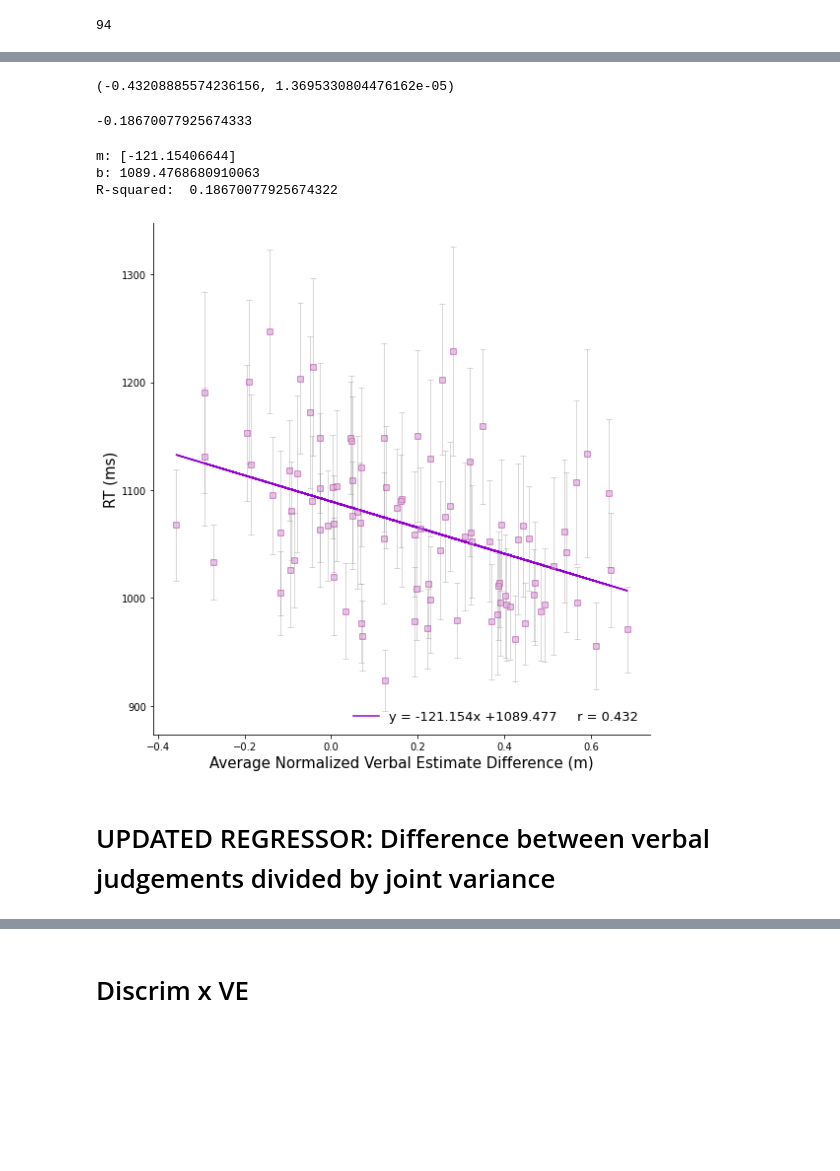
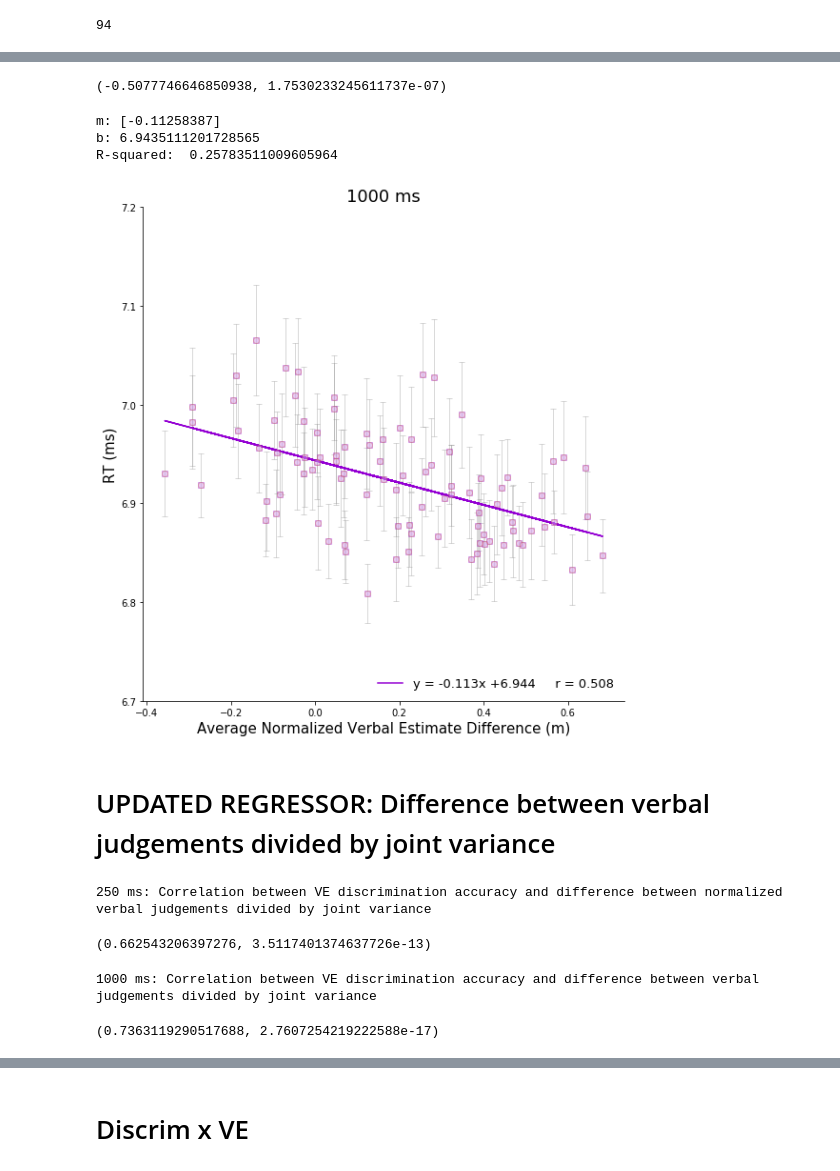
Before and after one commit to prachimahab/depth_discrimination, a Jupyter notebook: matched_discrim_analysis.ipynb, the cells around one changed output, grey strips where cells are left out. Drawn from its saved outputs; the diff is of its cells as text; code cells hidden in the pictures; blank space fills up the shorter version.

```diff
--- a/matched_discrim_analysis.ipynb
+++ b/matched_discrim_analysis.ipynb
@@ -58,9 +58,9 @@ def combineCSVs(datafolder, num_discrim_trials):
 
     return discrim_frame, properties_frame
 # %%
-# data_path = '/Users/prachimahableshwarkar/Documents/GW/FacialAge/FacialAge_MTurk/BNav_EC2/DepthDuration/v2_depth_discrimination_MTurk/data'
+data_path = '/Users/prachimahableshwarkar/Documents/GW/FacialAge/FacialAge_MTurk/BNav_EC2/DepthDuration/v2_depth_discrimination_MTurk/data'
 
-data_path = '/Users/prachi/Documents/depth_duration/target_at_center/january2022_data/discrim_data'
+# data_path = '/Users/prachi/Documents/depth_duration/target_at_center/january2022_data/discrim_data'
 # %%
 raw_discrim, raw_ratings = combineCSVs(data_path, 100)
 # %%
@@ -445,6 +445,8 @@ def get_accuracy(df):
 
 def get_RT(df):
     """
+    Converts raw RT --> ln(RT)
+
     args:
         df
     returns:
@@ -454,7 +456,7 @@ def get_RT(df):
     for idx, row in df.iterrows():
         stimulus_duration = row['log_sceneDuration2']
         RT = row["trial_RT"] - stimulus_duration
-        list_RTs.append(RT)
+        list_RTs.append(np.log(RT))
 
     list_RTs = np.array(list_RTs)
 
@@ -541,7 +543,7 @@ all_discrim_performance = individual_discrimination_stats(final_discrim)
 ## Load Normalized TAC Verbal Judgement Data
 # %%
 
-TAC_normed_individual_trial_data_path = '/Users/prachi/Documents/depth_duration/depth_duration_analysis/TAC_npy_files/matchedVE/normalized/'
+TAC_normed_individual_trial_data_path = '/Users/prachimahableshwarkar/Documents/GW/Depth_MTurk/depth_duration_analysis/TAC_npy_files/matchedVE/normalized/'
 
 # x data
 with open(TAC_normed_individual_trial_data_path + 'n_X_250.npy' , 'rb') as f:
@@ -1042,11 +1050,7 @@ R-squared:  0.383497673128778
 # %%
 stats.pearsonr(n_VE_estim_diff_1000, n_avg_RT_1000)
 # %% [output]
-(-0.43208885574236156, 1.3695330804476162e-05)
+(-0.5077746646850938, 1.7530233245611737e-07)
-# %%
--0.43208885574236156 ** 2
-# %% [output]
--0.18670077925674333
 # %%
 
 fig, ax = plt.subplots(figsize=[8,8])
@@ -1061,46 +1065,54 @@ y_1000 = n_avg_RT_1000
 reg_1000 = LinearRegression().fit(X_1000, y_1000)
 
 #Generated Predictions
 y_predicted_1000 = reg_1000.predict(X_1000)
 #Plot Our Actual and Predicted Values
 
 plt.errorbar(X_1000, y_1000, elinewidth=1, ecolor='gray', fmt='or', mfc='white', mec='chocolate', capsize=3, alpha = 0.3, yerr = np.array(n_avg_RT_ste_1000));
 
 r = np.sqrt(float(reg_1000.score(X_1000, y_1000)))
 
 plt.plot(X_1000, y_1000, 's', color='darkviolet', alpha = 0.3);
 plt.plot(X_1000, y_predicted_1000,color='darkviolet', label = 'y = ' + str(round(reg_1000.coef_[0], 3))
         +'x +'+str(round(reg_1000.intercept_, 3))  + '     r = '+ str(round(float(r), 3)))
 
 plt.xlabel("Average Normalized Verbal Estimate Difference (m)", fontsize = 15)
 plt.ylabel("RT (ms)", fontsize = 15)
 
 
 legend = plt.legend(loc = 4, fontsize=13, labelspacing=1, frameon=False)
 
 fig.tight_layout()
 
-plt.yticks(np.arange(900,1400, 100))
+plt.yticks(np.arange(6.7,7.3, .1))
+
+plt.title('1000 ms', fontsize=18)
 
 #get coefficients and y intercept
 print("m: {0}".format(reg_1000.coef_))
 print("b: {0}".format(reg_1000.intercept_))
 
 #Returns the coefficient of determination R^2 of the prediction.
 print("R-squared: ", reg_1000.score(X_1000, y_1000))
 # %% [output]
-m: [-121.15406644]
-b: 1089.4768680910063
-R-squared:  0.18670077925674322
+m: [-0.11258387]
+b: 6.9435111201728565
+R-squared:  0.25783511009605964
-[figure, old version]
+[figure, new version]
 # %% [markdown]
 # UPDATED REGRESSOR: Difference between verbal judgements divided by joint variance
 # %%
 print('250 ms: Correlation between VE discrimination accuracy and difference between normalized verbal judgements divided by joint variance ')
 stats.pearsonr(n_VE_accuracy_250, n_JV_250)
+# %% [output]
+250 ms: Correlation between VE discrimination accuracy and difference between normalized verbal judgements divided by joint variance
+(0.662543206397276, 3.5117401374637726e-13)
 # %%
 print('1000 ms: Correlation between VE discrimination accuracy and difference between verbal judgements divided by joint variance ')
 stats.pearsonr(n_VE_accuracy_1000, n_JV_1000)
+# %% [output]
+1000 ms: Correlation between VE discrimination accuracy and difference between verbal judgements divided by joint variance
+(0.7363119290517688, 2.7607254219222588e-17)
 # %%
 #run regression
 plt.figure(figsize=[8,6])
```
Also changed, not shown: parts of 32 cells of this notebook.
